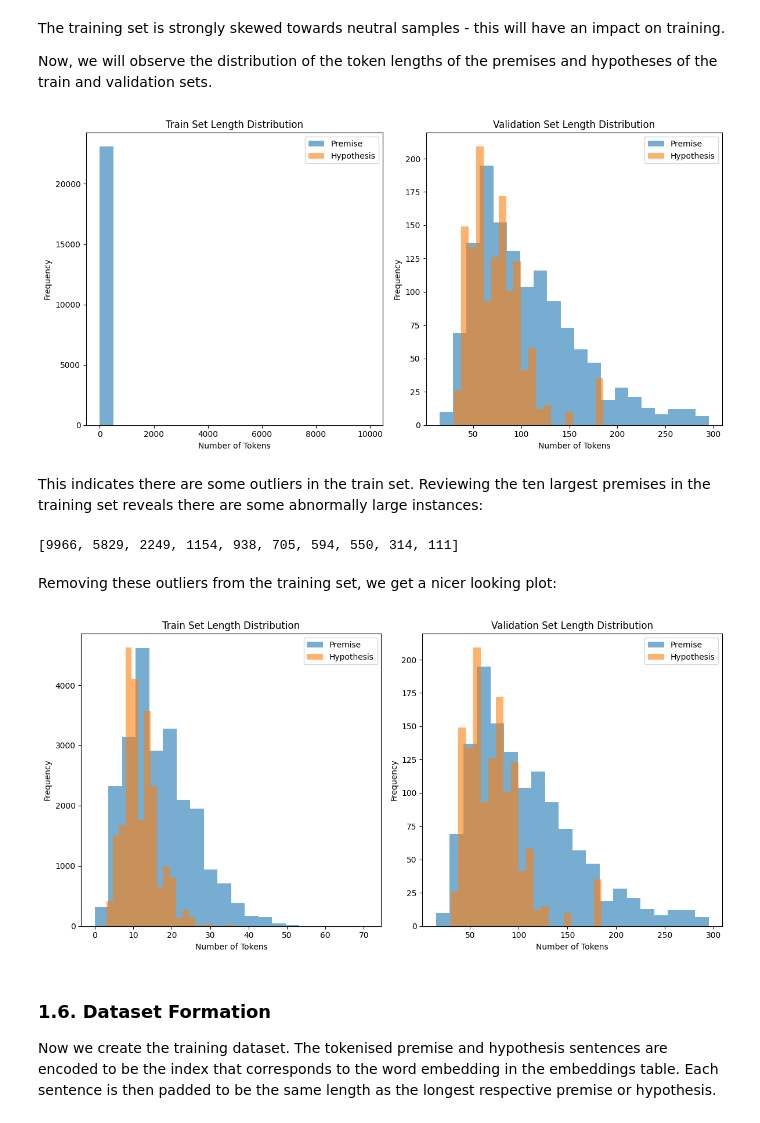
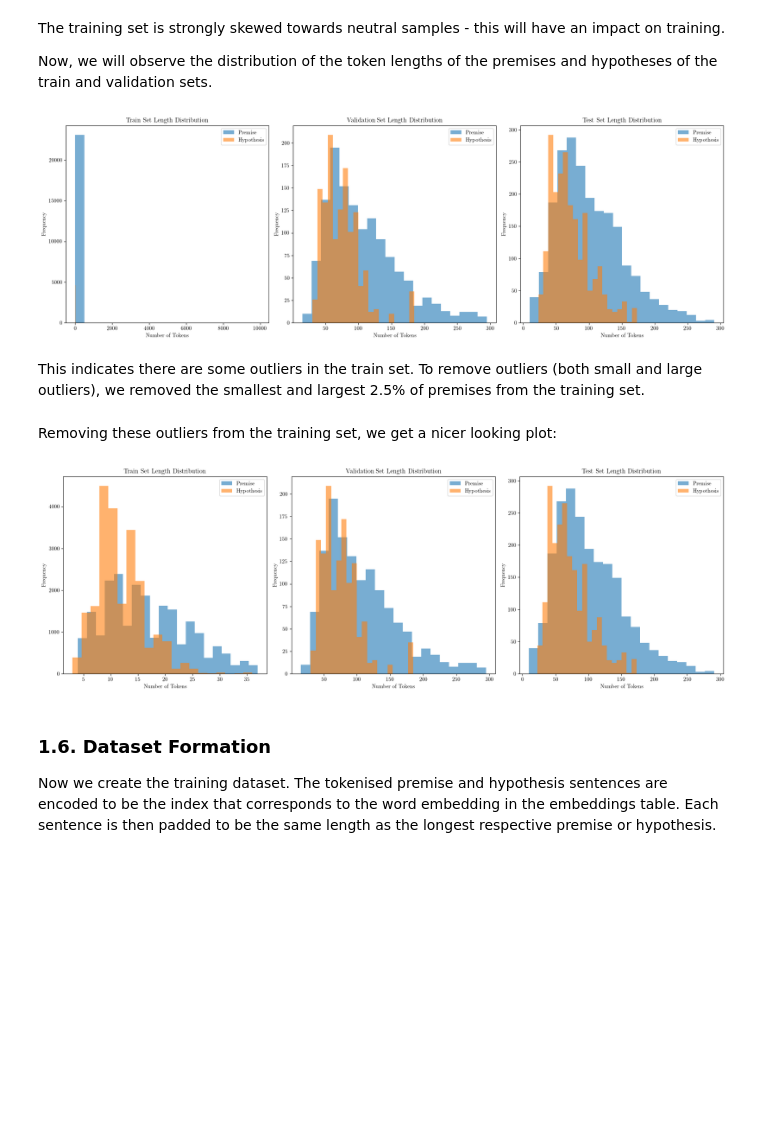
Before and after one commit to MahitGtg/nlp-project, a Jupyter notebook: GRU.ipynb, the cells around one changed output. Saved outputs shown, nothing was run; the diff lists cells and outputs as text; code cells hidden in the pictures; blank space fills up the shorter version.

Commit message:
Changed plots for data preprocessing to use latex font. Added a copy of GRU that uses a single premise-hypothesis input

```diff
--- a/GRU.ipynb
+++ b/GRU.ipynb
@@ -19,6 +19,8 @@ import pandas as pd
 import numpy as np
 import random
 import matplotlib.pyplot as plt
+plt.rc('text', usetex=True)
+plt.rc('font', family='serif')
 import itertools
 import sys
 import time
@@ -216,36 +218,41 @@ Now, we will observe the distribution of the token lengths of the premises and h
 # %%
 train_prem_lengths = [len(premise) for premise in X_train['premise']]
 train_hyp_lengths = [len(hypothesis) for hypothesis in X_train['hypothesis']]
 
 val_prem_lengths = [len(premise) for premise in X_val['premise']]
 val_hyp_lengths = [len(hypothesis) for hypothesis in X_val['hypothesis']]
 
-fig, axs = plt.subplots(1, 2, figsize=(12, 6))
+test_prem_lengths = [len(premise) for premise in X_test['premise']]
+test_hyp_lengths = [len(hypothesis) for hypothesis in X_test['hypothesis']]
+
+fig, axs = plt.subplots(1, 3, figsize=(18, 6))
 
 # Train set
 axs[0].hist(train_prem_lengths, bins=20, alpha=0.6, label='Premise')
 axs[0].hist(train_hyp_lengths, bins=20, alpha=0.6, label='Hypothesis')
 axs[0].set_title("Train Set Length Distribution")
 axs[0].set_xlabel("Number of Tokens")
 axs[0].set_ylabel("Frequency")
 axs[0].legend()
 
 # Validation set
 axs[1].hist(val_prem_lengths, bins=20, alpha=0.6, label='Premise')
 axs[1].hist(val_hyp_lengths, bins=20, alpha=0.6, label='Hypothesis')
 axs[1].set_title("Validation Set Length Distribution")
 axs[1].set_xlabel("Number of Tokens")
 axs[1].set_ylabel("Frequency")
 axs[1].legend()
 
+axs[2].hist(test_prem_lengths, bins=20, alpha=0.6, label='Premise')
+axs[2].hist(test_hyp_lengths, bins=20, alpha=0.6, label='Hypothesis')
+axs[2].set_title("Test Set Length Distribution")
+axs[2].set_xlabel("Number of Tokens")
+axs[2].set_ylabel("Frequency")
+axs[2].legend()
+
 plt.tight_layout()
 plt.show()
 # %% [output]
-[figure, old version]
+[figure, new version]
 # %% [markdown]
-This indicates there are some outliers in the train set. Reviewing the ten largest premises in the training set reveals there are some abnormally large instances:
+This indicates there are some outliers in the train set. To remove outliers (both small and large outliers), we removed the smallest and largest 2.5% of premises from the training set.
-# %%
-largest_prem = sorted(range(len(train_prem_lengths)), key=lambda i: train_prem_lengths[i], reverse=True)[:10]
-print([train_prem_lengths[i] for i in largest_prem])
-# %% [output]
-[9966, 5829, 2249, 1154, 938, 705, 594, 550, 314, 111]
@@ -252,11 +264,10 @@ print([train_prem_lengths[i] for i in largest_prem])
 # %% [markdown]
 Removing these outliers from the training set, we get a nicer looking plot:
 # %%
-X_train = X_train.drop(X_train.index[largest_prem])
-y_train = y_train.drop(y_train.index[largest_prem])
+train_prem_lengths = [len(premise) for premise in X_train['premise']]
+train_hyp_lengths = [len(hypothesis) for hypothesis in X_train['hypothesis']]
 
-train_prem_lengths = [len(premise) for premise in X_train['premise']]
-fig, axs = plt.subplots(1, 2, figsize=(12, 6))
+fig, axs = plt.subplots(1, 3, figsize=(18, 6))
 
 # Train set
 axs[0].hist(train_prem_lengths, bins=20, alpha=0.6, label='Premise')
@@ -274,10 +285,17 @@ axs[1].set_xlabel("Number of Tokens")
 axs[1].set_ylabel("Frequency")
 axs[1].legend()
 
+axs[2].hist(test_prem_lengths, bins=20, alpha=0.6, label='Premise')
+axs[2].hist(test_hyp_lengths, bins=20, alpha=0.6, label='Hypothesis')
+axs[2].set_title("Test Set Length Distribution")
+axs[2].set_xlabel("Number of Tokens")
+axs[2].set_ylabel("Frequency")
+axs[2].legend()
+
 plt.tight_layout()
 plt.show()
 # %% [output]
-[figure, old version]
+[figure, new version]
 # %% [markdown]
 ### 1.6. Dataset Formation
 Now we create the training dataset. The tokenised premise and hypothesis sentences are encoded to be the index that corresponds to the word embedding in the embeddings table. Each sentence is then padded to be the same length as the longest respective premise or hypothesis.
```
Also changed, not shown: parts of 9 cells of this notebook, 1 other file.
